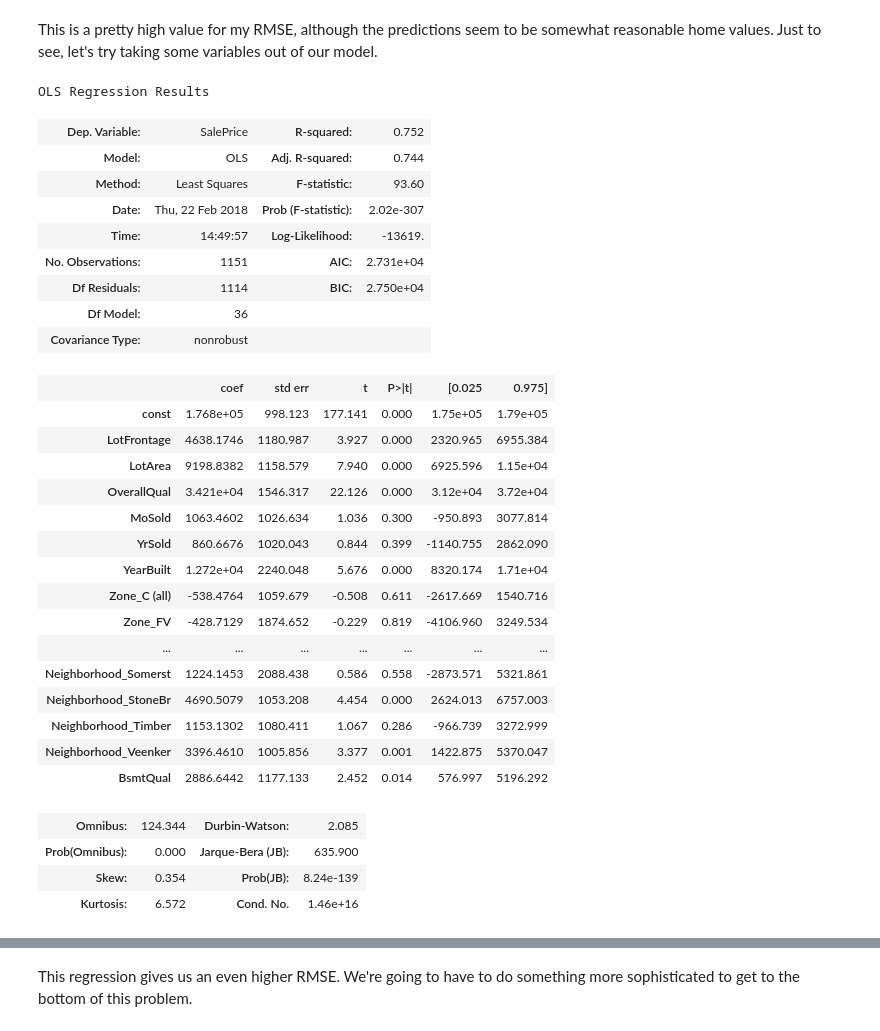
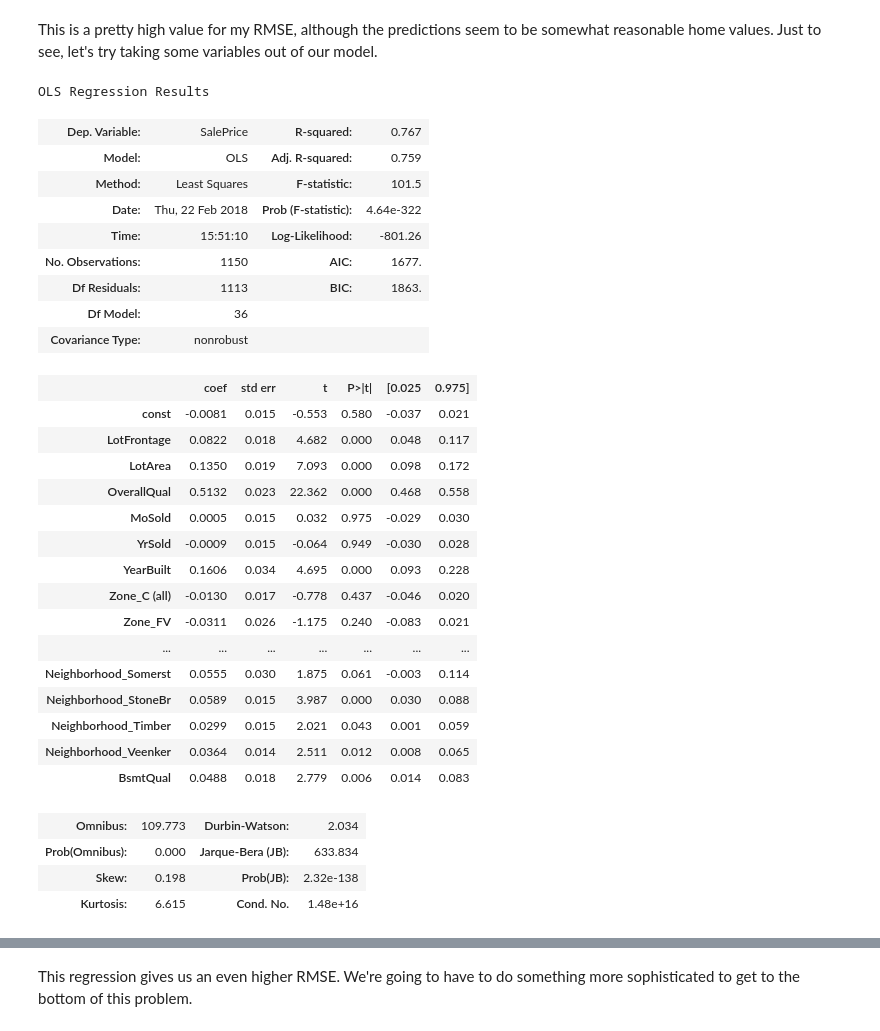
Before and after one commit to broad32/byu_econ_applied_machine_learning, a Jupyter notebook: homeworks/Homework_#2.ipynb, the cells around one changed output, grey strips where cells are left out. Drawn from its saved outputs; the diff is of its cells as text; code cells hidden in the pictures.

```diff
--- a/homeworks/Homework_#2.ipynb
+++ b/homeworks/Homework_#2.ipynb
@@ -413,9 +401,9 @@ And observe that homes above $430,000 (roughly) have been dropped.  We are now r
 # %%
 #Ok to do after cleaning/filling in NaNs
 scaler = StandardScaler()
-scaler.fit(X_train) #learns mean and std dev for each variable
-scaled_Xtrain = scaler.transform(X_train) #Subtracts mean and divides by std dev.
+scaler.fit(train) #learns mean and std dev for each variable
+scaled_train = scaler.transform(train) #Subtracts mean and divides by std dev.
 #scaled_Xtest= scaler.transform(X_test)
 # %%
-new_Xtrain = pd.DataFrame(data=scaled_Xtrain, columns=X_train.columns)
+train = pd.DataFrame(data=scaled_train, columns=train.columns)
 # %%
@@ -543,6 +492,25 @@ X_train, X_test, y_train, y_test = train_test_split(train, train['SalePrice'], t
 ### **Linear Regression**
 # %% [markdown]
 Now that I've cleaned and grouped a reasonable (and large) set of variables we have to work with let's try and throw all of them into a linear model.  Because Stats Models doesn't automatically create a regression constant I will manually create one for each regression.
+# %%
+controls=X_train[['LotFrontage', 'LotArea', 'OverallQual', 'OverallCond', 'MasVnrArea', 'Foundation_BrkTil',
+                'Foundation_CBlock','Foundation_PConc','Foundation_Slab','Foundation_Stone','Foundation_Wood',
+                'TotalBsmtSF', 'Fireplaces','CentralAir_Y', 'FullBath', 'HalfBath','WoodDeckSF','OpenPorchSF',
+                'EnclosedPorch', 'ScreenPorch','PoolArea', 'MiscVal','MoSold', 'YrSold', 'YearBuilt','YearRemodAdd',
+                'Zone_C (all)','Zone_FV','Zone_RH','Zone_RL','Zone_RM','Utilities_AllPub','Utilities_NoSeWa',
+                'Neighborhood_Blmngtn','Neighborhood_Blueste','Neighborhood_BrDale','Neighborhood_BrkSide',
+                'Neighborhood_ClearCr','Neighborhood_CollgCr','Neighborhood_Crawfor','Neighborhood_Edwards',
+                'Neighborhood_Gilbert','Neighborhood_IDOTRR','Neighborhood_MeadowV','Neighborhood_Mitchel','Neighborhood_NAmes',
+ 'Neighborhood_NPkVill','Neighborhood_NWAmes','Neighborhood_NoRidge','Neighborhood_NridgHt','Neighborhood_OldTown',
+ 'Neighborhood_SWISU','Neighborhood_Sawyer','Neighborhood_SawyerW','Neighborhood_Somerst','Neighborhood_StoneBr',
+ 'Neighborhood_Timber','Neighborhood_Veenker','RoofStyle_Flat','RoofStyle_Gable','RoofStyle_Gambrel',
+ 'RoofStyle_Hip','RoofStyle_Mansard','RoofStyle_Shed','RoofMatl_ClyTile','RoofMatl_CompShg','RoofMatl_Metal',
+ 'RoofMatl_Roll','RoofMatl_Tar&Grv','RoofMatl_WdShake','RoofMatl_WdShngl','Exterior_AsbShng','Exterior_AsphShn',
+ 'Exterior_BrkComm', 'BsmtQual','Exterior_BrkFace','Exterior_CBlock','Exterior_CemntBd','Exterior_HdBoard',
+ 'Exterior_ImStucc','Exterior_MetalSd','Exterior_Plywood','Exterior_Stone','Exterior_Stucco','Exterior_VinylSd',
+ 'Exterior_Wd Sdng','Exterior_WdShing','BsmtFinish_ALQ','BsmtFinish_BLQ','BsmtFinish_GLQ','BsmtFinish_LwQ',
+ 'BsmtFinish_Rec','BsmtFinish_Unf','FireplaceQu_Ex','FireplaceQu_Fa','FireplaceQu_Gd','FireplaceQu_Po',
+ 'FireplaceQu_TA','Paving_N','Paving_P','Paving_Y','BsmtQual']]
 # %%
 controls=sm.add_constant(controls)
 # %%
@@ -610,7 +578,7 @@ np.sqrt(mean_squared_error(y_train['SalePrice'],ypred))
 # %% [markdown]
 This is a pretty high value for my RMSE, although the predictions seem to be somewhat reasonable home values.  Just to see, let's try taking some variables out of our model.
 # %%
-controls2=new_Xtrain[['LotFrontage', 'LotArea', 'OverallQual','MoSold', 'YrSold', 'YearBuilt','Zone_C (all)','Zone_FV',
+controls2=X_train[['LotFrontage', 'LotArea', 'OverallQual','MoSold', 'YrSold', 'YearBuilt','Zone_C (all)','Zone_FV',
                 'Zone_RH','Zone_RL','Zone_RM','Utilities_AllPub','Utilities_NoSeWa','Neighborhood_Blmngtn',
                 'Neighborhood_Blueste','Neighborhood_BrDale','Neighborhood_BrkSide','Neighborhood_ClearCr',
                 'Neighborhood_CollgCr','Neighborhood_Crawfor','Neighborhood_Edwards','Neighborhood_Gilbert',
@@ -620,40 +588,40 @@ controls2=new_Xtrain[['LotFrontage', 'LotArea', 'OverallQual','MoSold', 'YrSold'
  'Neighborhood_Timber','Neighborhood_Veenker','BsmtQual']]
 # %%
 controls2=sm.add_constant(controls2)
-reg2 = smf.OLS(endog=y_train['SalePrice'], exog=controls2).fit()
+reg2 = smf.OLS(endog=y_train, exog=controls2).fit()
 reg2.params
 reg2.summary()
 # %% [output]
 OLS Regression Results
-| Dep. Variable: | SalePrice | R-squared: | 0.752 |
-| Model: | OLS | Adj. R-squared: | 0.744 |
-| Method: | Least Squares | F-statistic: | 93.60 |
-| Date: | Thu, 22 Feb 2018 | Prob (F-statistic): | 2.02e-307 |
-| Time: | 14:49:57 | Log-Likelihood: | -13619. |
-| No. Observations: | 1151 | AIC: | 2.731e+04 |
-| Df Residuals: | 1114 | BIC: | 2.750e+04 |
+| Dep. Variable: | SalePrice | R-squared: | 0.767 |
+| Model: | OLS | Adj. R-squared: | 0.759 |
+| Method: | Least Squares | F-statistic: | 101.5 |
+| Date: | Thu, 22 Feb 2018 | Prob (F-statistic): | 4.64e-322 |
+| Time: | 15:51:10 | Log-Likelihood: | -801.26 |
+| No. Observations: | 1150 | AIC: | 1677. |
+| Df Residuals: | 1113 | BIC: | 1863. |
 | Df Model: | 36 |  |  |
 | Covariance Type: | nonrobust |  |  |
 |  | coef | std err | t | P>|t| | [0.025 | 0.975] |
-| const | 1.768e+05 | 998.123 | 177.141 | 0.000 | 1.75e+05 | 1.79e+05 |
-| LotFrontage | 4638.1746 | 1180.987 | 3.927 | 0.000 | 2320.965 | 6955.384 |
-| LotArea | 9198.8382 | 1158.579 | 7.940 | 0.000 | 6925.596 | 1.15e+04 |
-| OverallQual | 3.421e+04 | 1546.317 | 22.126 | 0.000 | 3.12e+04 | 3.72e+04 |
-| MoSold | 1063.4602 | 1026.634 | 1.036 | 0.300 | -950.893 | 3077.814 |
-| YrSold | 860.6676 | 1020.043 | 0.844 | 0.399 | -1140.755 | 2862.090 |
-| YearBuilt | 1.272e+04 | 2240.048 | 5.676 | 0.000 | 8320.174 | 1.71e+04 |
-| Zone_C (all) | -538.4764 | 1059.679 | -0.508 | 0.611 | -2617.669 | 1540.716 |
-| Zone_FV | -428.7129 | 1874.652 | -0.229 | 0.819 | -4106.960 | 3249.534 |
+| const | -0.0081 | 0.015 | -0.553 | 0.580 | -0.037 | 0.021 |
+| LotFrontage | 0.0822 | 0.018 | 4.682 | 0.000 | 0.048 | 0.117 |
+| LotArea | 0.1350 | 0.019 | 7.093 | 0.000 | 0.098 | 0.172 |
+| OverallQual | 0.5132 | 0.023 | 22.362 | 0.000 | 0.468 | 0.558 |
+| MoSold | 0.0005 | 0.015 | 0.032 | 0.975 | -0.029 | 0.030 |
+| YrSold | -0.0009 | 0.015 | -0.064 | 0.949 | -0.030 | 0.028 |
+| YearBuilt | 0.1606 | 0.034 | 4.695 | 0.000 | 0.093 | 0.228 |
+| Zone_C (all) | -0.0130 | 0.017 | -0.778 | 0.437 | -0.046 | 0.020 |
+| Zone_FV | -0.0311 | 0.026 | -1.175 | 0.240 | -0.083 | 0.021 |
 | ... | ... | ... | ... | ... | ... | ... |
-| Neighborhood_Somerst | 1224.1453 | 2088.438 | 0.586 | 0.558 | -2873.571 | 5321.861 |
-| Neighborhood_StoneBr | 4690.5079 | 1053.208 | 4.454 | 0.000 | 2624.013 | 6757.003 |
-| Neighborhood_Timber | 1153.1302 | 1080.411 | 1.067 | 0.286 | -966.739 | 3272.999 |
-| Neighborhood_Veenker | 3396.4610 | 1005.856 | 3.377 | 0.001 | 1422.875 | 5370.047 |
-| BsmtQual | 2886.6442 | 1177.133 | 2.452 | 0.014 | 576.997 | 5196.292 |
+| Neighborhood_Somerst | 0.0555 | 0.030 | 1.875 | 0.061 | -0.003 | 0.114 |
+| Neighborhood_StoneBr | 0.0589 | 0.015 | 3.987 | 0.000 | 0.030 | 0.088 |
+| Neighborhood_Timber | 0.0299 | 0.015 | 2.021 | 0.043 | 0.001 | 0.059 |
+| Neighborhood_Veenker | 0.0364 | 0.014 | 2.511 | 0.012 | 0.008 | 0.065 |
+| BsmtQual | 0.0488 | 0.018 | 2.779 | 0.006 | 0.014 | 0.083 |
-| Omnibus: | 124.344 | Durbin-Watson: | 2.085 |
-| Prob(Omnibus): | 0.000 | Jarque-Bera (JB): | 635.900 |
-| Skew: | 0.354 | Prob(JB): | 8.24e-139 |
-| Kurtosis: | 6.572 | Cond. No. | 1.46e+16 |
+| Omnibus: | 109.773 | Durbin-Watson: | 2.034 |
+| Prob(Omnibus): | 0.000 | Jarque-Bera (JB): | 633.834 |
+| Skew: | 0.198 | Prob(JB): | 2.32e-138 |
+| Kurtosis: | 6.615 | Cond. No. | 1.48e+16 |
 # %%
 ypred2 = reg2.predict(controls2)
 ypred2.head(15)
```
Also changed, not shown: parts of 69 cells of this notebook.
